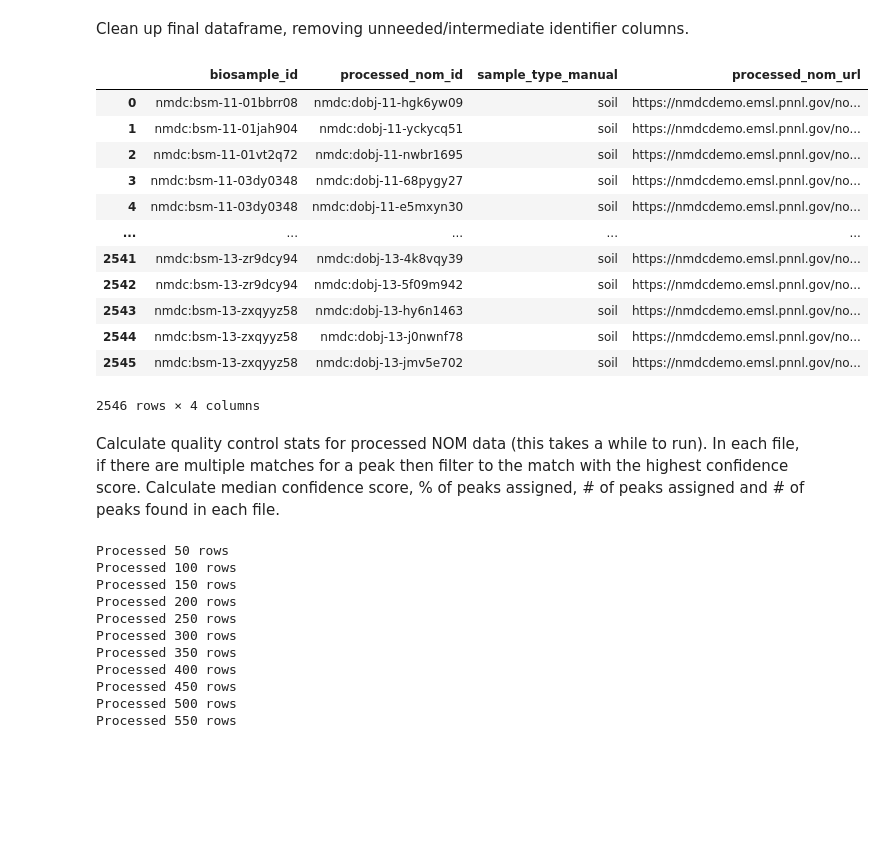
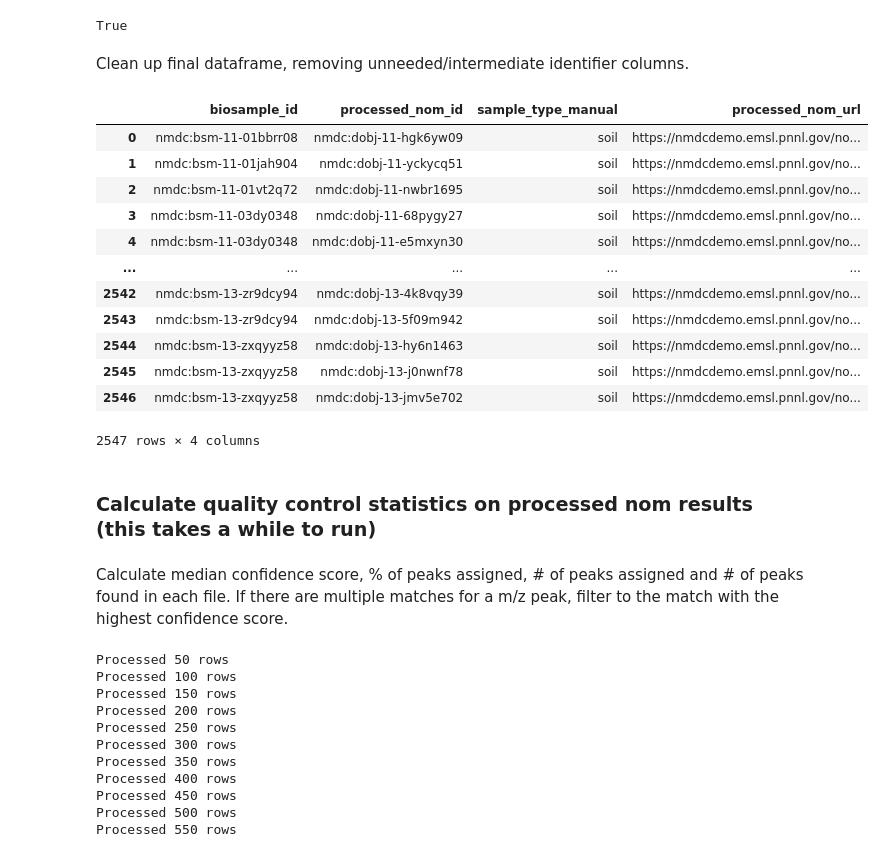
Before and after one commit to microbiomedata/nmdc_notebooks, a Jupyter notebook: second_omics_type/nom_data.ipynb, the cells around one changed output. Drawn from its saved outputs; the diff is of its cells as text; code cells hidden in the pictures; blank space fills up the shorter version.

```diff
--- a/second_omics_type/nom_data.ipynb
+++ b/second_omics_type/nom_data.ipynb
@@ -281,40 +254,45 @@ merged_df_dropdup
+# %%
+#are there any md5_checksum values that occur more than once (i.e. are associated with more than one processed nom id)
+len(merged_df[merged_df.duplicated('processed_nom_md5_checksum')]['processed_nom_md5_checksum'].unique())==0
+# %% [output]
+True
 # %% [markdown]
 Clean up final dataframe, removing unneeded/intermediate identifier columns.
 # %%
-column_list = merged_df_dropdup.columns.tolist()
+column_list = merged_df.columns.tolist()
 columns_to_keep = ["biosample_id","processed_nom_id","sample_type_manual","processed_nom_url"]
 columns_to_remove = list(set(column_list).difference(columns_to_keep))
 
 # Drop unnecessary columns
-merged_df_dropdup_cleaned = merged_df_dropdup.drop(columns=columns_to_remove)
+merged_df_cleaned = merged_df.drop(columns=columns_to_remove)
 
 # remove duplicate rows when keeping only necessary columns (should remove none)
-merged_df_dropdup_cleaned.drop_duplicates(keep="first", inplace=True)
+merged_df_cleaned.drop_duplicates(keep="first", inplace=True)
 
 # check rows when we reagrregate/implode
-final_df = merged_df_dropdup_cleaned.groupby(["biosample_id","processed_nom_id","sample_type_manual"]).agg({"processed_nom_url": list}).reset_index()
+final_df = merged_df_cleaned.groupby(["biosample_id","processed_nom_id","sample_type_manual"]).agg({"processed_nom_url": list}).reset_index()
 
 #convert url into string
 final_df["processed_nom_url"] = final_df["processed_nom_url"].apply(lambda x: ', '.join(map(str, x)))
 final_df
 # %% [output]
 |  | biosample_id | processed_nom_id | sample_type_manual | processed_nom_url |
 | 0 | nmdc:bsm-11-01bbrr08 | nmdc:dobj-11-hgk6yw09 | soil | https://nmdcdemo.emsl.pnnl.gov/no... |
 | 1 | nmdc:bsm-11-01jah904 | nmdc:dobj-11-yckycq51 | soil | https://nmdcdemo.emsl.pnnl.gov/no... |
 | 2 | nmdc:bsm-11-01vt2q72 | nmdc:dobj-11-nwbr1695 | soil | https://nmdcdemo.emsl.pnnl.gov/no... |
 | 3 | nmdc:bsm-11-03dy0348 | nmdc:dobj-11-68pygy27 | soil | https://nmdcdemo.emsl.pnnl.gov/no... |
 | 4 | nmdc:bsm-11-03dy0348 | nmdc:dobj-11-e5mxyn30 | soil | https://nmdcdemo.emsl.pnnl.gov/no... |
 | ... | ... | ... | ... | ... |
-| 2541 | nmdc:bsm-13-zr9dcy94 | nmdc:dobj-13-4k8vqy39 | soil | https://nmdcdemo.emsl.pnnl.gov/no... |
-| 2542 | nmdc:bsm-13-zr9dcy94 | nmdc:dobj-13-5f09m942 | soil | https://nmdcdemo.emsl.pnnl.gov/no... |
-| 2543 | nmdc:bsm-13-zxqyyz58 | nmdc:dobj-13-hy6n1463 | soil | https://nmdcdemo.emsl.pnnl.gov/no... |
-| 2544 | nmdc:bsm-13-zxqyyz58 | nmdc:dobj-13-j0nwnf78 | soil | https://nmdcdemo.emsl.pnnl.gov/no... |
-| 2545 | nmdc:bsm-13-zxqyyz58 | nmdc:dobj-13-jmv5e702 | soil | https://nmdcdemo.emsl.pnnl.gov/no... |
+| 2542 | nmdc:bsm-13-zr9dcy94 | nmdc:dobj-13-4k8vqy39 | soil | https://nmdcdemo.emsl.pnnl.gov/no... |
+| 2543 | nmdc:bsm-13-zr9dcy94 | nmdc:dobj-13-5f09m942 | soil | https://nmdcdemo.emsl.pnnl.gov/no... |
+| 2544 | nmdc:bsm-13-zxqyyz58 | nmdc:dobj-13-hy6n1463 | soil | https://nmdcdemo.emsl.pnnl.gov/no... |
+| 2545 | nmdc:bsm-13-zxqyyz58 | nmdc:dobj-13-j0nwnf78 | soil | https://nmdcdemo.emsl.pnnl.gov/no... |
+| 2546 | nmdc:bsm-13-zxqyyz58 | nmdc:dobj-13-jmv5e702 | soil | https://nmdcdemo.emsl.pnnl.gov/no... |
-2546 rows × 4 columns
+2547 rows × 4 columns
-# %% [markdown]
-Calculate quality control stats for processed NOM data (this takes a while to run).
-In each file, if there are multiple matches for a peak then filter to the match with the highest confidence score.
-Calculate median confidence score, % of peaks assigned, # of peaks assigned and # of peaks found in each file.
+# %% [markdown]
+### Calculate quality control statistics on processed nom results (this takes a while to run)
+# %% [markdown]
+Calculate median confidence score, % of peaks assigned, # of peaks assigned and # of peaks found in each file. If there are multiple matches for a m/z peak, filter to the match with the highest confidence score.
 # %%
 errors = {}
 iteration_counter = 0
```
Also changed, not shown: parts of 45 cells of this notebook, 1 other file.
